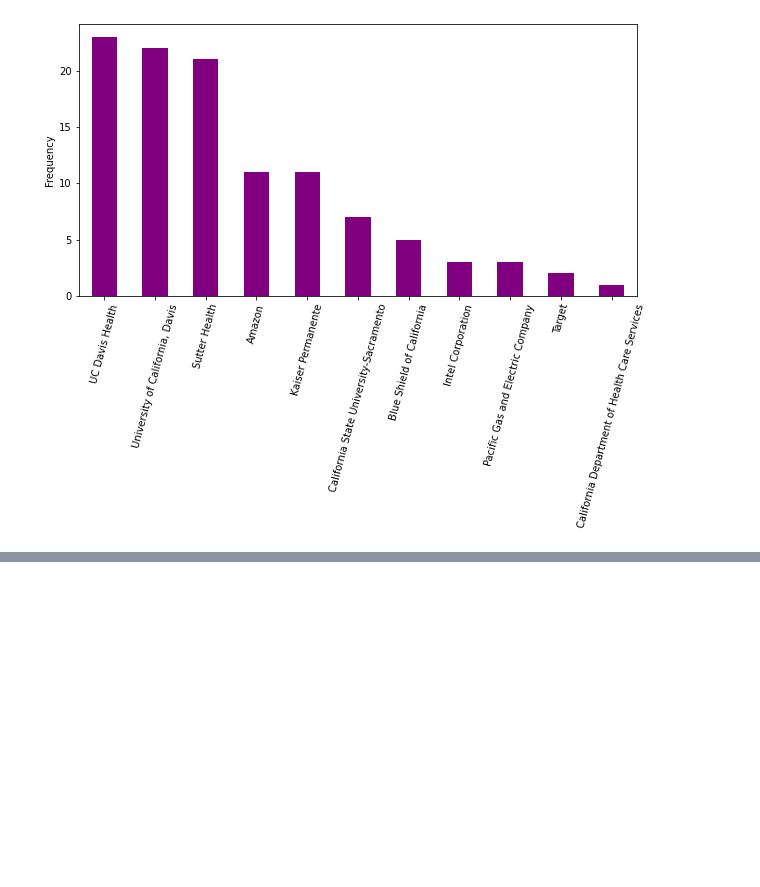
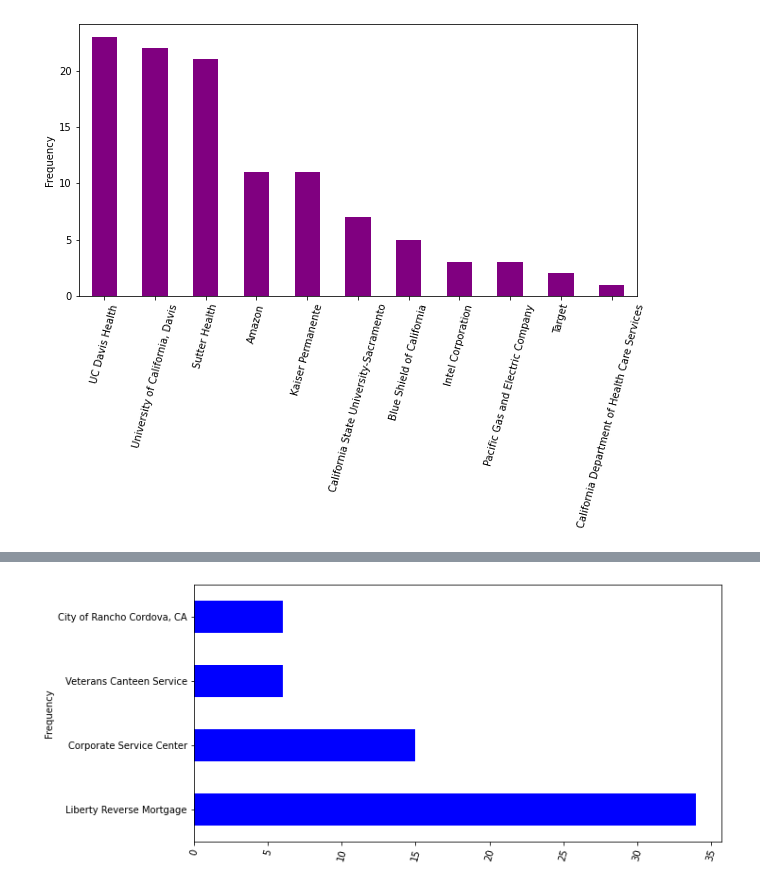
Before and after one commit to fmammo/Rancho-Cordova_workforce_project, a Jupyter notebook: Workforce_ analysis.ipynb, the cells around one changed output, grey strips where cells are left out. Cells and saved outputs as stored; diff of their text form; code cells hidden in the pictures; blank space fills up the shorter version.

```diff
--- a/Workforce_ analysis.ipynb
+++ b/Workforce_ analysis.ipynb
@@ -67,0 +101,12 @@ plt.show()
+# %%
+R_2019 = pd.read_csv('Rancho_2019.csv')
+# %%
+Comp = R_2019['Company'].value_counts()
+plt.figure(figsize = (10,5))
+Comp.plot(kind = 'barh', color = 'blue')
+plt.ylabel("Frequency")
+plt.xticks(rotation = 75)
+#plt.show()
+plt.savefig('comp_2019.jpg')
+# %% [output]
+[figure, added]
```
Also changed, not shown: parts of 31 cells of this notebook, 27 other files.
